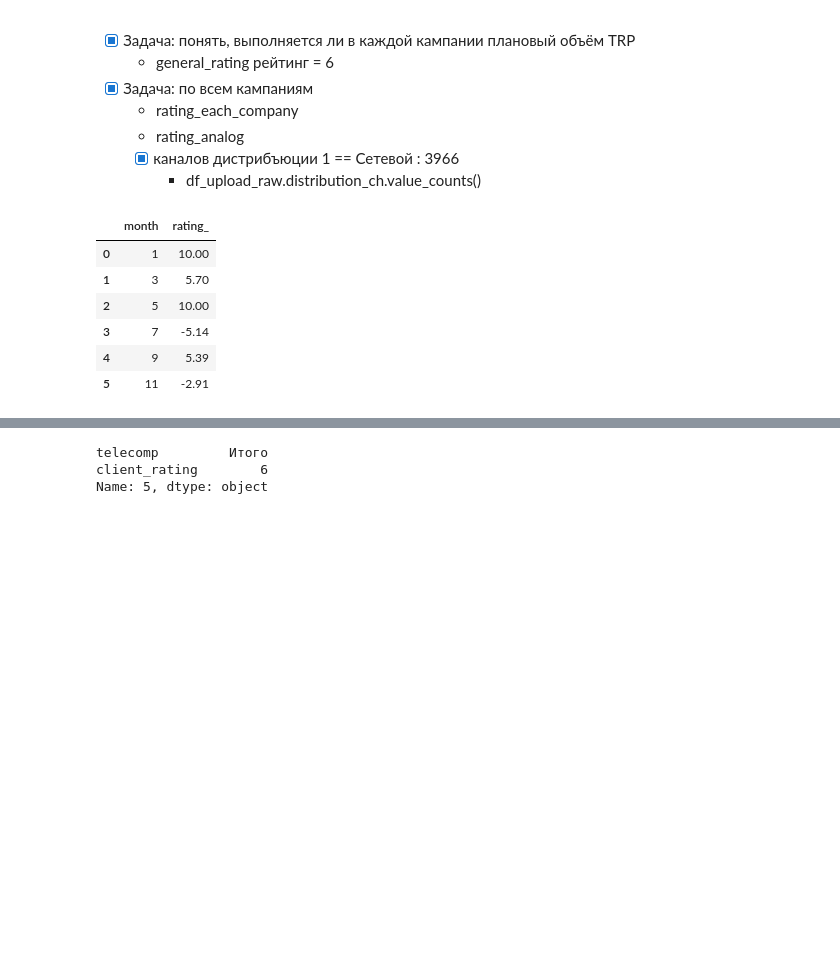
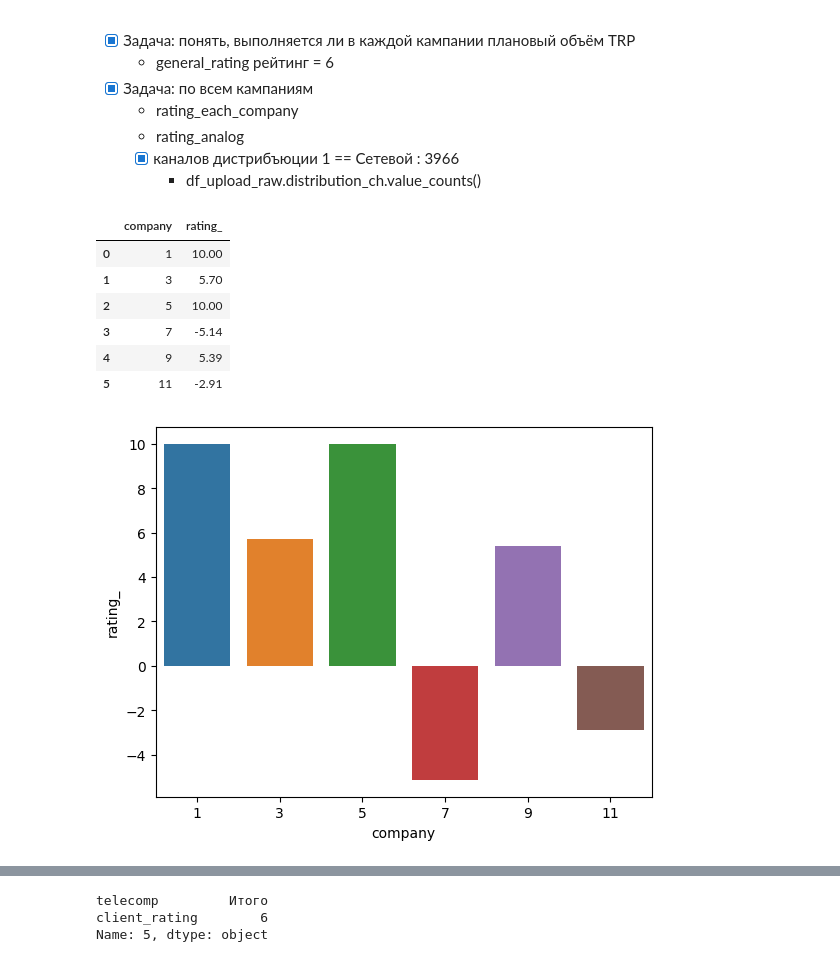
Before and after one commit to Nick2201/TRP_rate_system, a Jupyter notebook: TRP_rate_system/src/data_show.ipynb, the cells around one changed output, grey strips where cells are left out. Drawn from its saved outputs; the diff is of its cells as text; code cells hidden in the pictures; blank space fills up the shorter version.

```diff
--- a/TRP_rate_system/src/data_show.ipynb
+++ b/TRP_rate_system/src/data_show.ipynb
@@ -118,30 +118,34 @@ def calculate_rating(deviation):
 # %%
 def make_compare_df(group_by_value):
     df_compare=(
         pd.merge(melted_df1,df_group_upload,on=['telecomp','month'])
         .groupby(group_by_value).agg(
             plan=('plan','sum'),
             fact=('TVR','sum')).reset_index()
         )
     df_compare[['fact','plan']] = df_compare[['fact','plan']].apply(pd.to_numeric)
     df_compare['TVR_deviation'] = (df_compare['fact'] - df_compare['plan']) / df_compare['plan'] * 100
 
 
     return df_compare
 
 df_compare = make_compare_df(['month'])
 
 df_compare['rating_'] = df_compare['TVR_deviation'].apply(calculate_rating)
-group_by_company = df_compare[['month','rating_']]
+
+df_compare= df_compare.rename(columns={'month':"company"})
+group_by_company = df_compare[['company','rating_']]
+sns.barplot(data=group_by_company,x='company',y='rating_')
 group_by_company
 # %% [output]
-|  | month | rating_ |
+|  | company | rating_ |
 | 0 | 1 | 10.00 |
 | 1 | 3 | 5.70 |
 | 2 | 5 | 10.00 |
 | 3 | 7 | -5.14 |
 | 4 | 9 | 5.39 |
 | 5 | 11 | -2.91 |
+[figure, added]
 # %%
 
 by_company= make_compare_df(group_by_value=["month",'telecomp',])[['month',"TVR_deviation",'telecomp',]]
```
Also changed, not shown: parts of 1 cell of this notebook.
